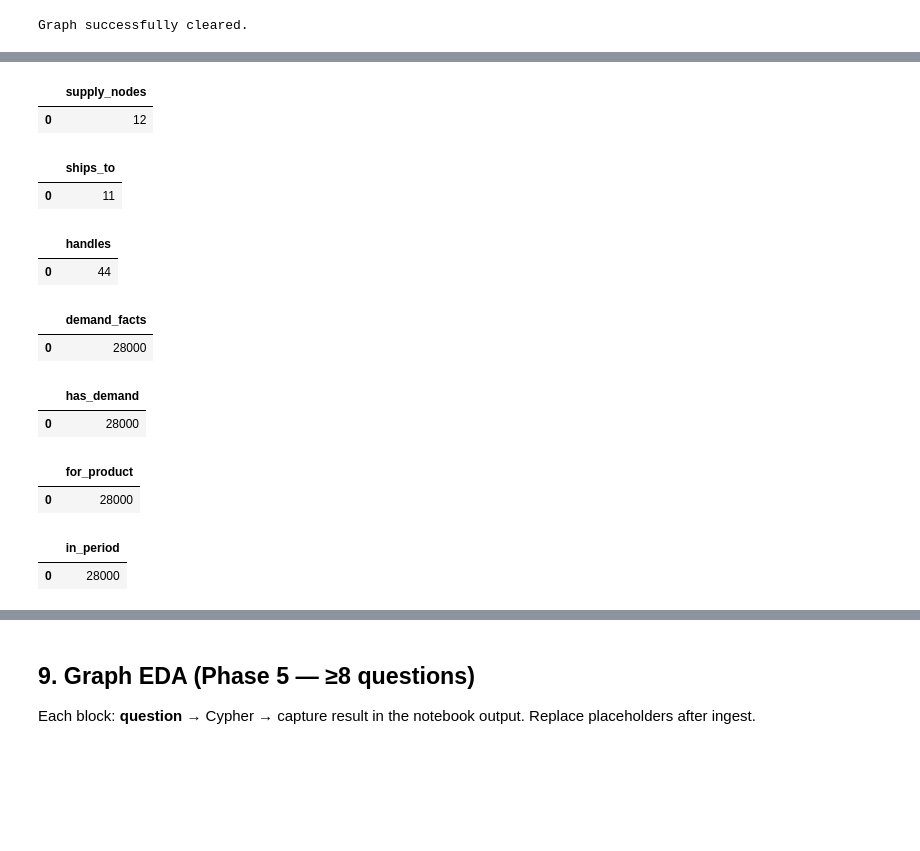
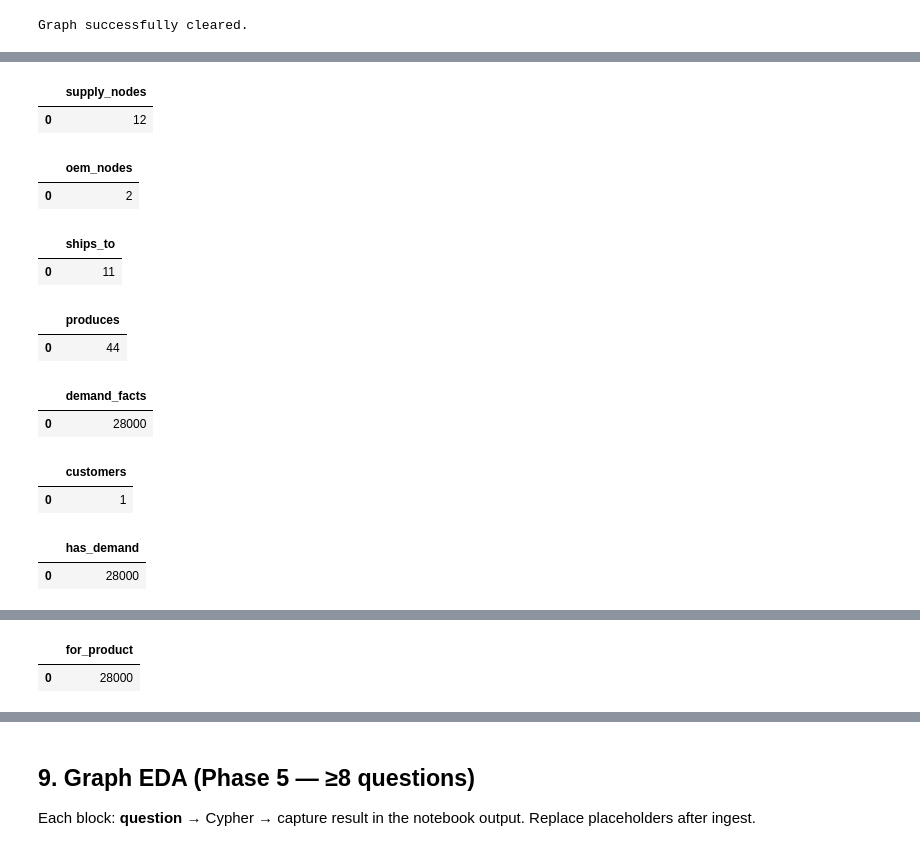
Before and after one commit to PeterMangoro/neo4j, a Jupyter notebook: finalProject/AutomotiveSupplyChain_Work.ipynb, the cells around one changed output, grey strips where cells are left out. Cells and saved outputs as stored; diff of their text form; code cells hidden in the pictures; blank space fills up the shorter version.

```diff
--- a/finalProject/AutomotiveSupplyChain_Work.ipynb
+++ b/finalProject/AutomotiveSupplyChain_Work.ipynb
@@ -46,10 +46,9 @@ load_dotenv(ROOT / ".env")
 uri = os.environ.get("NEO4J_URI", "bolt://localhost:7687").strip()
 user = os.environ.get("NEO4J_USER", "neo4j").strip()
 password = os.environ.get("NEO4J_PASSWORD", "")
-# Optional: Neo4j 4+ database name (e.g. `supplychain`) so this notebook only touches that graph.
 NEO4J_DATABASE = os.environ.get("NEO4J_DATABASE", "").strip() or None
 
-driver = GraphDatabase.driver(uri, auth=basic_auth(user, password))
+driver = GraphDatabase.driver(uri, auth=basic_auth(user, password), database=NEO4J_DATABASE)
 driver.verify_connectivity()
 print("Connected:", uri, "| database:", NEO4J_DATABASE or "(default)")
 
@@ -63,6 +62,5 @@ def run_query(query, parameters=None):
         return pd.DataFrame([dict(record) for record in result])
 
 
-# Example (read-only):
 run_query("RETURN 1 AS ok")
 # %% [output]
@@ -501,7 +537,8 @@ display(run_query("MATCH ()-[r:REQUIRES]->() RETURN count(r) AS requires"))
 
 `HOLDS` keeps `periodId` on the relationship so the same node–product pair can appear across periods; demand time is modeled via `IN_PERIOD` to `(:Period)`. Run the next code cell after 3.3.
 # %%
-# Phase 3.4 — LOAD CSV: Node, SHIPS_TO, HANDLES, DemandFact (+ HAS_DEMAND/FOR_PRODUCT/IN_PERIOD), HOLDS, TRANSFORMS
+# Phase 3.4 — LOAD CSV: Node (+ domain labels), SHIPS_TO (+arcKey), PRODUCES, DemandFact + Customer,
+# HOLDS, OUTPUTS_GROUP + USES_INPUT
 # Prerequisites: Phase 3.3 complete; nodes.csv, arcs.csv, nodes_inflow.csv, demands.csv,
 # initial_inventories.csv, operations.csv in Neo4j import dir.
 from IPython.display import display
@@ -514,6 +551,18 @@ MERGE (:Node {nodeId: nn})
 """
 run_query(nodes_cypher)
 
+_node_label_queries = [
+    """MATCH (n:Node)
+SET n.displayName = n.nodeId,
+  n.siteKind = CASE WHEN n.nodeId IN ['zp7', 'zp8'] THEN 'OEM' ELSE 'supplier' END""",
+    "MATCH (n:Node) WHERE n.nodeId IN ['zp7', 'zp8'] SET n:OEM",
+    "MATCH (n:Node) WHERE NOT n.nodeId IN ['zp7', 'zp8'] SET n:SupplierSite",
+    "MATCH (n:Node) WHERE n.nodeId ENDS WITH '_prod' SET n:Production",
+    "MATCH (n:Node) WHERE n.nodeId ENDS WITH '_inv' SET n:Inventory",
+]
+for _q in _node_label_queries:
+    run_query(_q)
+
 arcs_cypher = """
 LOAD CSV WITH HEADERS FROM 'file:///arcs.csv' AS row
 WITH trim(toString(row.starting_node_i)) AS si,
@@ -524,20 +573,21 @@ MERGE (a:Node {nodeId: si})
 MERGE (b:Node {nodeId: ej})
 MERGE (a)-[s:SHIPS_TO]->(b)
 SET s.leadTime = coalesce(toInteger(trim(toString(row.process_lead_time_l_ij))), 0),
-  s.productGroup = trim(toString(row.group_g))
+  s.productGroup = trim(toString(row.group_g)),
+  s.arcKey = si + '|' + ej
 """
 run_query(arcs_cypher)
 
-handles_cypher = """
+produces_cypher = """
 LOAD CSV WITH HEADERS FROM 'file:///nodes_inflow.csv' AS row
 WITH trim(toString(row.node_n)) AS nn,
   trim(toString(row.product_p)) AS pid
 WHERE nn <> '' AND pid <> ''
 MERGE (n:Node {nodeId: nn})
 MERGE (pr:Product {productId: pid})
-MERGE (n)-[:HANDLES]->(pr)
+MERGE (n)-[:PRODUCES]->(pr)
 """
-run_query(handles_cypher)
+run_query(produces_cypher)
 
 demands_cypher = """
 LOAD CSV WITH HEADERS FROM 'file:///demands.csv' AS row
@@ -549,14 +599,17 @@ WITH nn, pid, row, trim(toString(row.period_t)) AS ptc
 WHERE ptc <> ''
 WITH nn, pid, row, toInteger(ptc) AS pt
 WHERE pt IS NOT NULL
+MERGE (cust:Customer {customerId: 'market'})
 MERGE (n:Node {nodeId: nn})
 MERGE (pr:Product {productId: pid})
 MERGE (t:Period {periodId: pt})
 MERGE (f:DemandFact {demandKey: nn + '::' + pid + '::' + toString(pt)})
 SET f.quantity = coalesce(toInteger(trim(toString(row.demand_d_npt))), 0)
+MERGE (cust)-[:ORDERS]->(f)
 MERGE (n)-[:HAS_DEMAND]->(f)
 MERGE (f)-[:FOR_PRODUCT]->(pr)
 MERGE (f)-[:IN_PERIOD]->(t)
+MERGE (f)-[:AT_NODE]->(n)
 """
 run_query(demands_cypher)
 
@@ -572,52 +625,59 @@ WITH nn, pid, row, toInteger(ptc) AS pt
 WHERE pt IS NOT NULL
 MERGE (n:Node {nodeId: nn})
 MERGE (pr:Product {productId: pid})
 MERGE (n)-[h:HOLDS {periodId: pt}]->(pr)
 SET h.initialInventory = coalesce(toInteger(trim(toString(row.initial_inventory_I_np0))), 0),
   h.safetyStock = coalesce(toInteger(trim(toString(row.safety_stock))), 0),
   h.maxInventory = coalesce(toInteger(trim(toString(row.max_inventory))), 0)
 """
 run_query(holds_cypher)
 
-transforms_cypher = """
+operations_cypher = """
 LOAD CSV WITH HEADERS FROM 'file:///operations.csv' AS row
 WITH trim(toString(row.node_n)) AS nn,
   trim(toString(row.input_product_group_x)) AS gx,
   trim(toString(row.output_product_group_y)) AS gy,
   row
 WHERE nn <> '' AND gx <> '' AND gy <> ''
 MERGE (n:Node {nodeId: nn})
 MERGE (gout:ProductGroup {groupName: gy})
-MERGE (n)-[t:TRANSFORMS {inputGroup: gx}]->(gout)
-SET t.outputGroup = gy,
-  t.inputQty = coalesce(toInteger(trim(toString(row.input_quantity_in_nxy))), 0),
-  t.outputQty = coalesce(toInteger(trim(toString(row.output_quantity_out_nxy))), 0),
-  t.alpha = coalesce(toFloat(trim(toString(row.alpha_nxy))), 0.0),
-  t.beta = coalesce(toFloat(trim(toString(row.beta_nxy))), 0.0)
+MERGE (gin:ProductGroup {groupName: gx})
+MERGE (n)-[out:OUTPUTS_GROUP {inputGroup: gx}]->(gout)
+SET out.outputGroup = gy,
+  out.inputQty = coalesce(toInteger(trim(toString(row.input_quantity_in_nxy))), 0),
+  out.outputQty = coalesce(toInteger(trim(toString(row.output_quantity_out_nxy))), 0),
+  out.alpha = coalesce(toFloat(trim(toString(row.alpha_nxy))), 0.0),
+  out.beta = coalesce(toFloat(trim(toString(row.beta_nxy))), 0.0)
+MERGE (n)-[inp:USES_INPUT {inputGroup: gx}]->(gin)
 """
-run_query(transforms_cypher)
+run_query(operations_cypher)
 
 display(run_query("MATCH (n:Node) RETURN count(n) AS supply_nodes"))
+display(run_query("MATCH (n:OEM) RETURN count(n) AS oem_nodes"))
 display(run_query("MATCH ()-[s:SHIPS_TO]->() RETURN count(s) AS ships_to"))
-display(run_query("MATCH ()-[h:HANDLES]->() RETURN count(h) AS handles"))
+display(run_query("MATCH ()-[p:PRODUCES]->() RETURN count(p) AS produces"))
 display(run_query("MATCH (f:DemandFact) RETURN count(f) AS demand_facts"))
+display(run_query("MATCH (c:Customer) RETURN count(c) AS customers"))
 display(run_query("MATCH ()-[r:HAS_DEMAND]->() RETURN count(r) AS has_demand"))
+display(run_query("MATCH ()-[r:ORDERS]->() RETURN count(r) AS orders"))
+display(run_query("MATCH ()-[r:AT_NODE]->() RETURN count(r) AS at_node"))
 display(run_query("MATCH ()-[r:FOR_PRODUCT]->() RETURN count(r) AS for_product"))
 display(run_query("MATCH ()-[r:IN_PERIOD]->() RETURN count(r) AS in_period"))
 display(run_query("MATCH ()-[ho:HOLDS]->() RETURN count(ho) AS holds"))
-display(run_query("MATCH ()-[t:TRANSFORMS]->() RETURN count(t) AS transforms"))
+display(run_query("MATCH ()-[o:OUTPUTS_GROUP]->() RETURN count(o) AS outputs_group"))
+display(run_query("MATCH ()-[u:USES_INPUT]->() RETURN count(u) AS uses_input"))
 # %% [output]
 |  | supply_nodes |
 | 0 | 12 |
-|  | ships_to |
-| 0 | 11 |
+|  | oem_nodes |
+| 0 | 2 |
-|  | handles |
-| 0 | 44 |
+|  | ships_to |
+| 0 | 11 |
-|  | demand_facts |
-| 0 | 28000 |
+|  | produces |
+| 0 | 44 |
-|  | has_demand |
+|  | demand_facts |
 | 0 | 28000 |
-|  | for_product |
-| 0 | 28000 |
+|  | customers |
+| 0 | 1 |
-|  | in_period |
+|  | has_demand |
 | 0 | 28000 |
@@ -627,0 +688,2 @@ display(run_query("MATCH ()-[t:TRANSFORMS]->() RETURN count(t) AS transforms"))
+|  | for_product |
+| 0 | 28000 |
```
Also changed, not shown: parts of 16 cells of this notebook, 8 other files.
